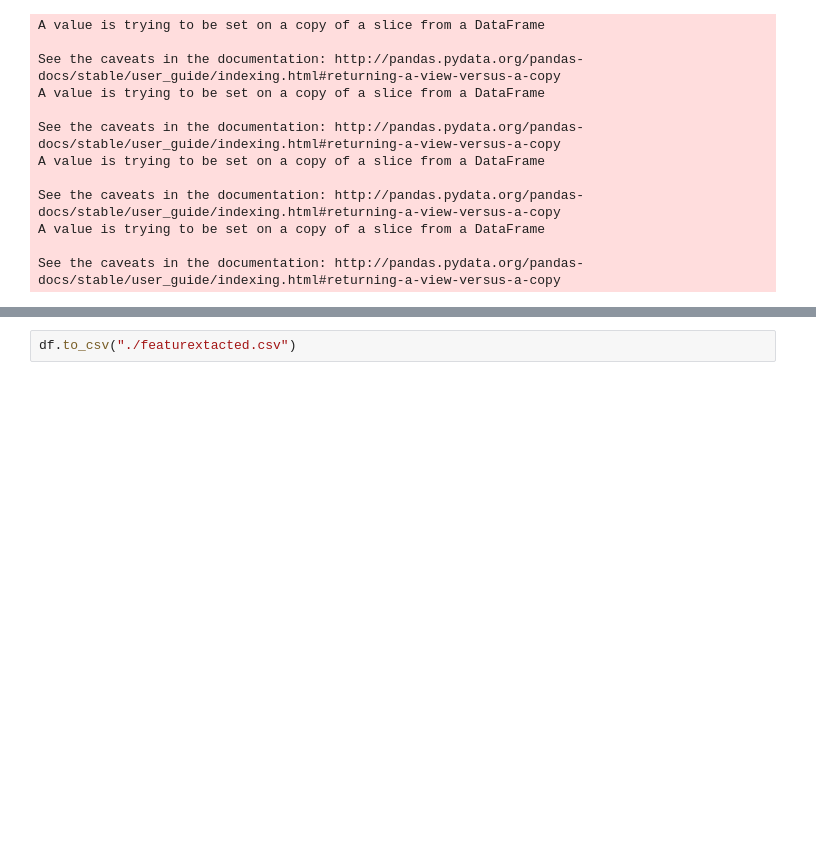
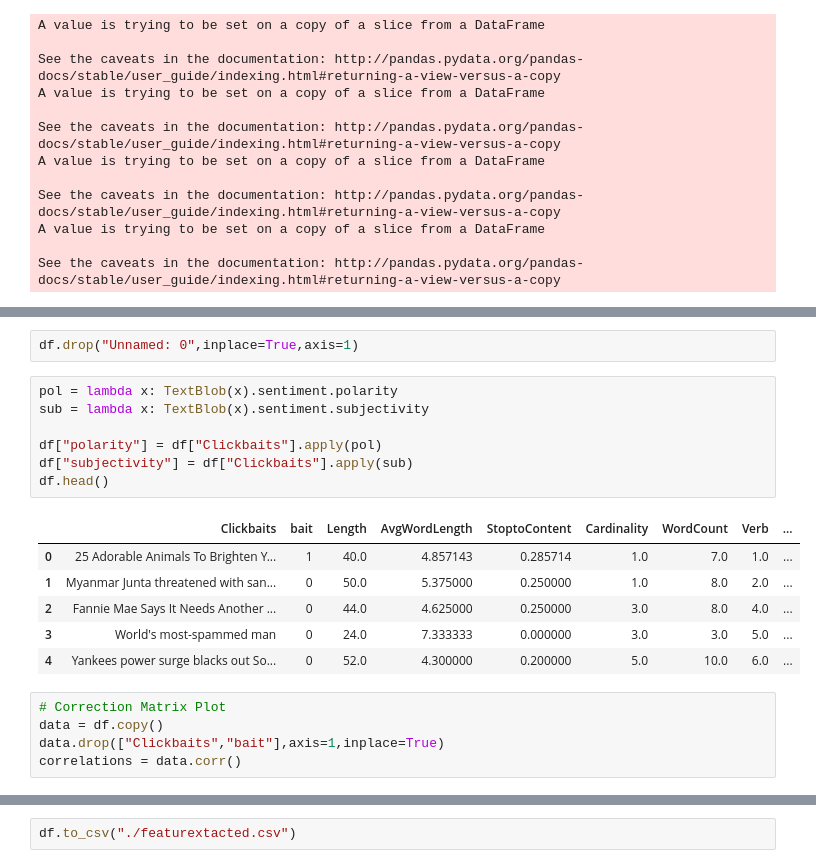
Before and after one commit to prajwollamichhane11/Click-Bait, a Jupyter notebook: Main File/3.Feature-Extractions.ipynb, the cells around one changed output, grey strips where cells are left out. Cells and saved outputs as stored; diff of their text form; blank space fills up the shorter version.

```diff
--- a/Main File/3.Feature-Extractions.ipynb
+++ b/Main File/3.Feature-Extractions.ipynb
@@ -118,0 +122,21 @@ df.head()
+# %%
+df.drop("Unnamed: 0",inplace=True,axis=1)
+# %%
+pol = lambda x: TextBlob(x).sentiment.polarity
+sub = lambda x: TextBlob(x).sentiment.subjectivity
+
+df["polarity"] = df["Clickbaits"].apply(pol)
+df["subjectivity"] = df["Clickbaits"].apply(sub)
+df.head()
+# %% [output]
+|  | Clickbaits | bait | Length | AvgWordLength | StoptoContent | Cardinality | WordCount | Verb | ... |
+| 0 | 25 Adorable Animals To Brighten Y... | 1 | 40.0 | 4.857143 | 0.285714 | 1.0 | 7.0 | 1.0 | ... |
+| 1 | Myanmar Junta threatened with san... | 0 | 50.0 | 5.375000 | 0.250000 | 1.0 | 8.0 | 2.0 | ... |
+| 2 | Fannie Mae Says It Needs Another ... | 0 | 44.0 | 4.625000 | 0.250000 | 3.0 | 8.0 | 4.0 | ... |
+| 3 | World's most-spammed man | 0 | 24.0 | 7.333333 | 0.000000 | 3.0 | 3.0 | 5.0 | ... |
+| 4 | Yankees power surge blacks out So... | 0 | 52.0 | 4.300000 | 0.200000 | 5.0 | 10.0 | 6.0 | ... |
+# %%
+# Correction Matrix Plot
+data = df.copy()
+data.drop(["Clickbaits","bait"],axis=1,inplace=True)
+correlations = data.corr()
```
Also changed, not shown: parts of 5 cells of this notebook, 6 other files.
